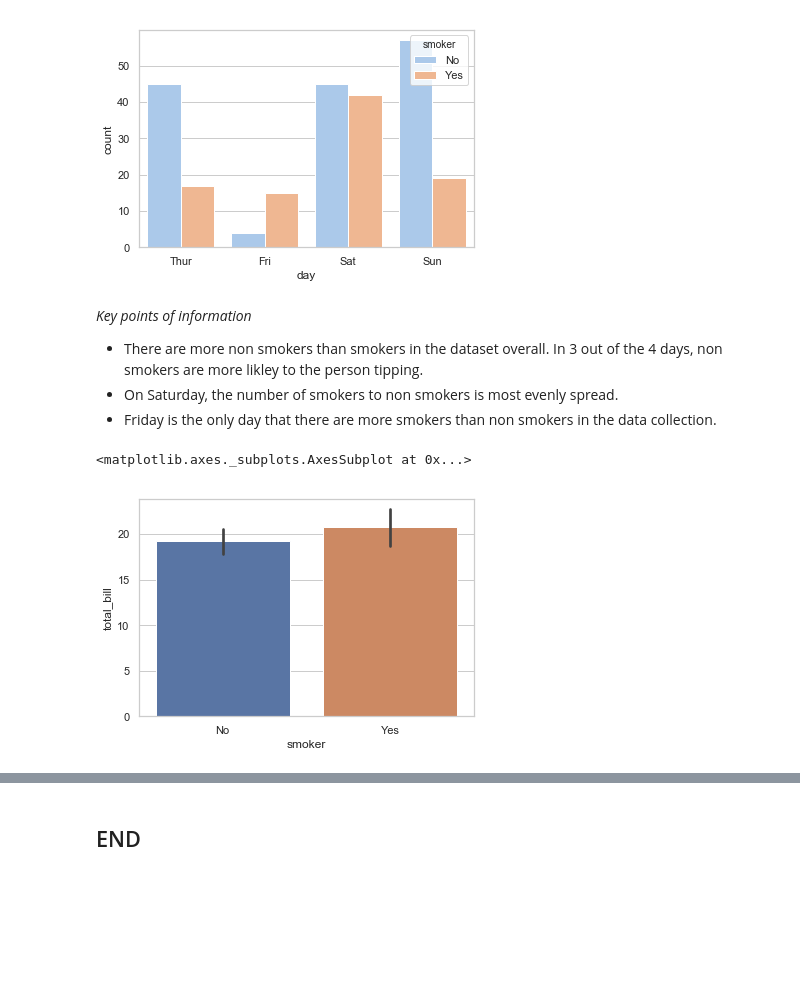
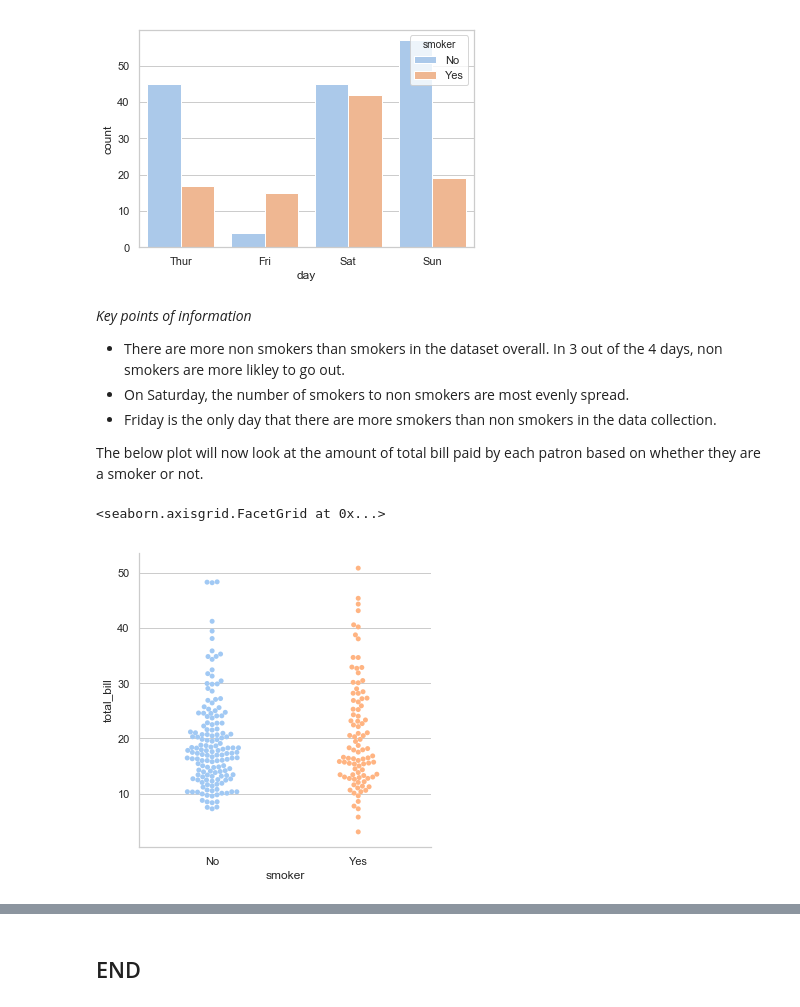
Before and after one commit to martinaobrien/FUNDAMENTALS-OF-DATA-ANALYSIS-Project-2019, a Jupyter notebook: Tips Dataset Assignment .ipynb, the cells around one changed output, grey strips where cells are left out. Drawn from its saved outputs; the diff is of its cells as text; code cells hidden in the pictures; blank space fills up the shorter version.

```diff
--- a/Tips Dataset Assignment .ipynb
+++ b/Tips Dataset Assignment .ipynb
@@ -317,11 +355,14 @@ sns.set_palette("pastel")
 # %% [markdown]
 *Key points of information* <br>
 
-- There are more non smokers than smokers in the dataset overall. In 3 out of the 4 days, non smokers are more likley to the person tipping. <br>
-- On Saturday, the number of smokers to non smokers is most evenly spread. <br>
+- There are more non smokers than smokers in the dataset overall. In 3 out of the 4 days, non smokers are more likley to go out. <br>
+- On Saturday, the number of smokers to non smokers are most evenly spread. <br>
 - Friday is the only day that there are more smokers than non smokers in the data collection.<br>
+
+The below plot will now look at the amount of total bill paid by each patron based on whether they are a smoker or not.
-# %%
-sns.barplot(x = "smoker", y = "total_bill", data =df)
-# %% [output]
-<matplotlib.axes._subplots.AxesSubplot at 0x...>
-[figure, removed]
+# %%
+sns.catplot(x="smoker", y="total_bill", kind="swarm", data=df)
+#using swarm plot within the catplot function as see each point of the dataset. Useful in smaller datasets only.
+# %% [output]
+<seaborn.axisgrid.FacetGrid at 0x...>
+[figure, added]
```
Also changed, not shown: parts of 31 cells of this notebook, 1 other file.
